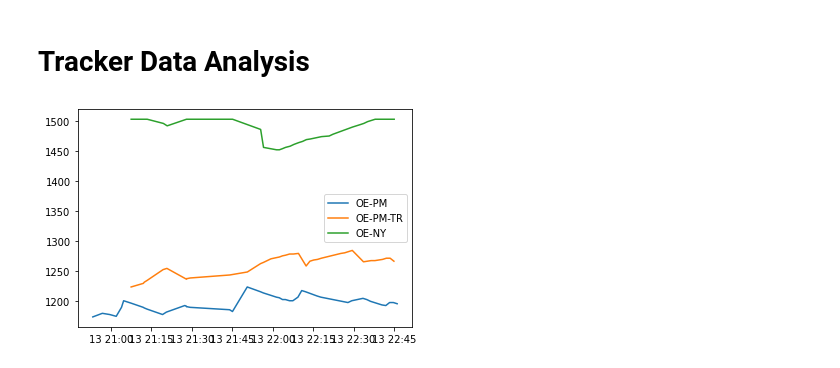
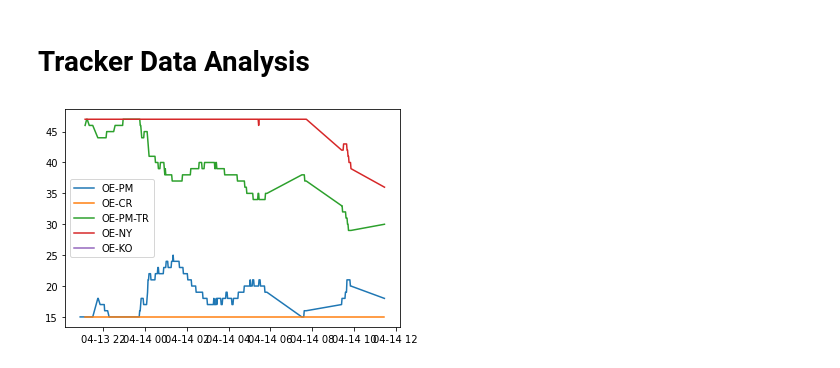
Before and after one commit to ZacHooper/spaceTraders, a Jupyter notebook: Untitled.ipynb, the cells around one changed output. Saved outputs shown, nothing was run; the diff lists cells and outputs as text; code cells hidden in the pictures.

```diff
--- a/Untitled.ipynb
+++ b/Untitled.ipynb
@@ -200,29 +287,29 @@ carth_df
 # %%
 DATABASE_LOCATION = 'sqlite:///SpaceTraders_DB.sqlite'
 
 engine = sqlalchemy.create_engine(DATABASE_LOCATION)
 conn = sqlite3.connect('SpaceTraders_DB.sqlite')
 
 market_tracker = pd.read_sql('marketplace_tracker', engine)
 
 market_tracker['purchasePricePerUnit'] = market_tracker['purchasePricePerUnit'].astype(int)
 market_tracker['sellPricePerUnit'] = market_tracker['sellPricePerUnit'].astype(int)
 market_tracker['quantityAvailable'] = market_tracker['quantityAvailable'].astype(int)
 market_tracker['pricePerUnit'] = market_tracker['pricePerUnit'].astype(int)
 market_tracker['volumePerUnit'] = market_tracker['volumePerUnit'].astype(int)
 market_tracker['time'] = pd.to_datetime(market_tracker['time'])
 
 oe_pm = market_tracker['location'] == "OE-PM"
 oe_pm_tr = market_tracker['location'] == "OE-PM-TR"
-metals = market_tracker['symbol'] == "SHIP_PARTS"
+metals = market_tracker['symbol'] == "DRONES"
 
 loc_with_good = market_tracker.loc[metals]
 for loc in loc_with_good.location.unique():
     loc_mask = market_tracker['location'] == loc
     loc_good_df = loc_with_good.loc[loc_mask]
     plt.plot(loc_good_df.time, loc_good_df.purchasePricePerUnit, label = loc)
 
 plt.legend()
 plt.show()
 # %% [output]
-[figure, old version]
+[figure, new version]
```
Also changed, not shown: parts of 21 cells of this notebook, 7 other files.
